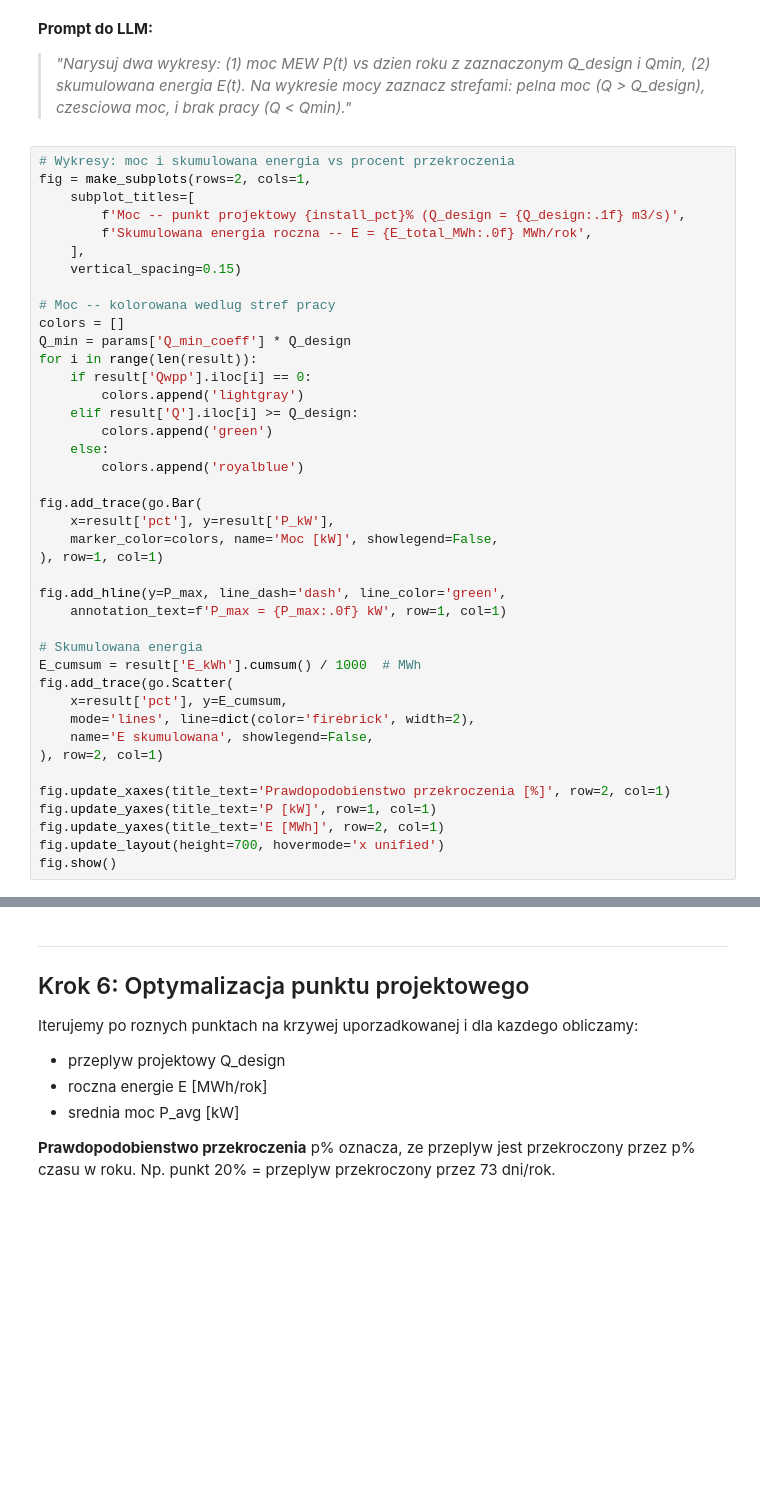
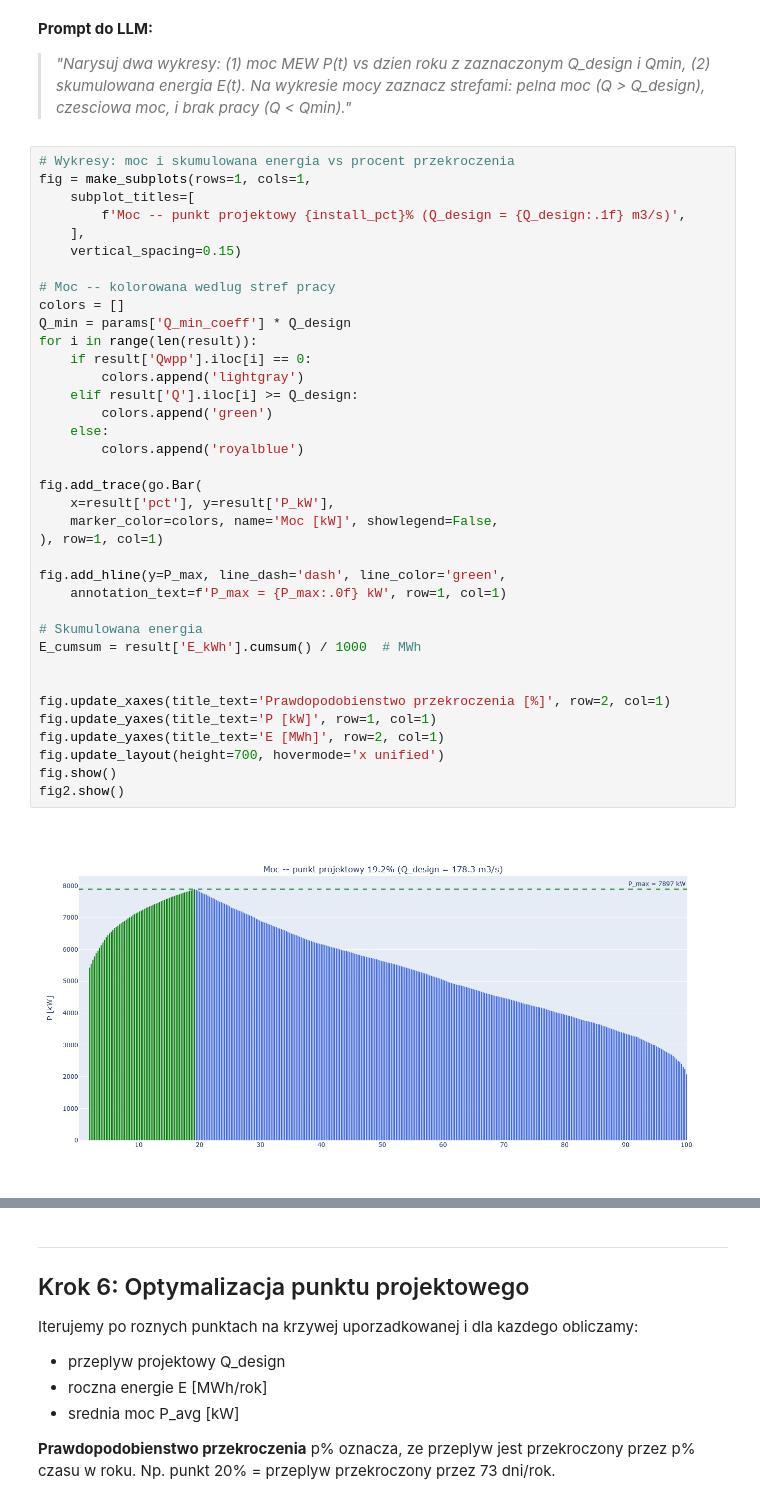
Before and after one commit to amachalski/hydropower-notebooks, a Jupyter notebook: notebooks/05_power_production.ipynb, the cells around one changed output, grey strips where cells are left out. Drawn from its saved outputs; the diff is of its cells as text; blank space fills up the shorter version.

```diff
--- a/notebooks/05_power_production.ipynb
+++ b/notebooks/05_power_production.ipynb
@@ -498,42 +604,40 @@ print(f'Dni pracy: {days_operating} / 365')
 > czesciowa moc, i brak pracy (Q < Qmin)."*
 # %%
 # Wykresy: moc i skumulowana energia vs procent przekroczenia
-fig = make_subplots(rows=2, cols=1,
+fig = make_subplots(rows=1, cols=1,
     subplot_titles=[
         f'Moc -- punkt projektowy {install_pct}% (Q_design = {Q_design:.1f} m3/s)',
-        f'Skumulowana energia roczna -- E = {E_total_MWh:.0f} MWh/rok',
     ],
     vertical_spacing=0.15)
 
 # Moc -- kolorowana wedlug stref pracy
 colors = []
 Q_min = params['Q_min_coeff'] * Q_design
 for i in range(len(result)):
     if result['Qwpp'].iloc[i] == 0:
         colors.append('lightgray')
     elif result['Q'].iloc[i] >= Q_design:
         colors.append('green')
     else:
         colors.append('royalblue')
 
 fig.add_trace(go.Bar(
     x=result['pct'], y=result['P_kW'],
     marker_color=colors, name='Moc [kW]', showlegend=False,
 ), row=1, col=1)
 
 fig.add_hline(y=P_max, line_dash='dash', line_color='green',
     annotation_text=f'P_max = {P_max:.0f} kW', row=1, col=1)
 
 # Skumulowana energia
 E_cumsum = result['E_kWh'].cumsum() / 1000  # MWh
-fig.add_trace(go.Scatter(
-    x=result['pct'], y=E_cumsum,
-    mode='lines', line=dict(color='firebrick', width=2),
-    name='E skumulowana', showlegend=False,
-), row=2, col=1)
+
 
 fig.update_xaxes(title_text='Prawdopodobienstwo przekroczenia [%]', row=2, col=1)
 fig.update_yaxes(title_text='P [kW]', row=1, col=1)
 fig.update_yaxes(title_text='E [MWh]', row=2, col=1)
 fig.update_layout(height=700, hovermode='x unified')
 fig.show()
+fig2.show()
+# %% [output]
+[figure, added]
```
Also changed, not shown: parts of 15 cells of this notebook, 15 other files.
